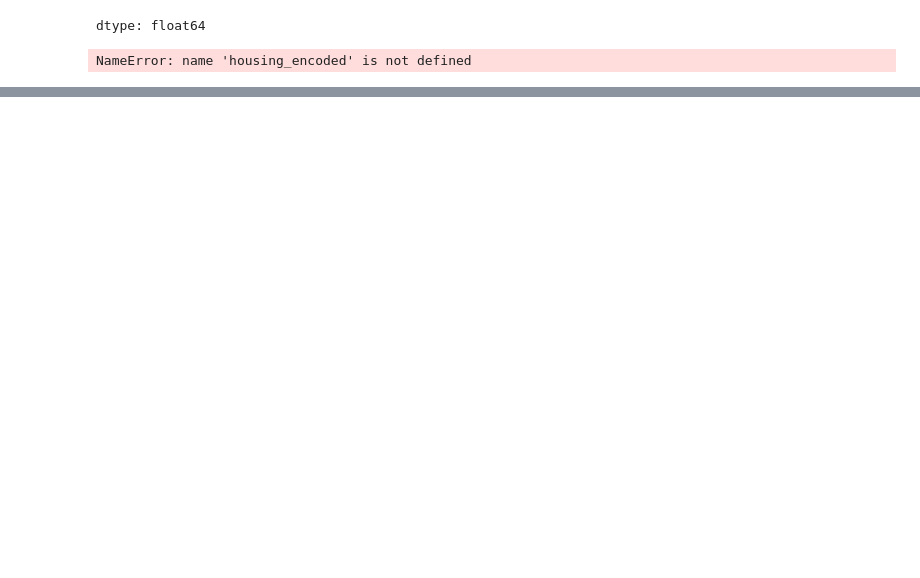
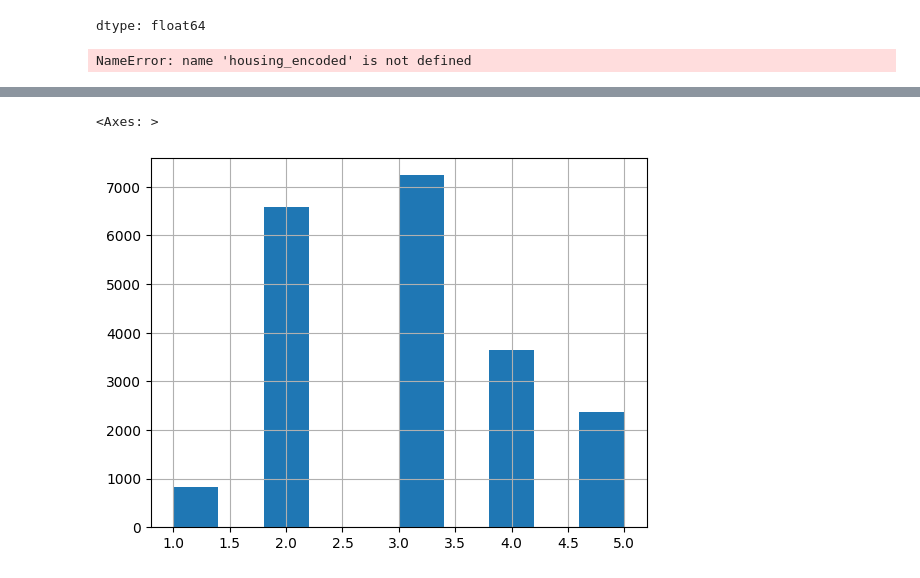
Before and after one commit to KevinYih/BigDataDemo, a Jupyter notebook: HousingPriceInCalifornia.ipynb, the cells around one changed output, grey strips where cells are left out. Drawn from its saved outputs; the diff is of its cells as text; code cells hidden in the pictures; blank space fills up the shorter version.

```diff
--- a/HousingPriceInCalifornia.ipynb
+++ b/HousingPriceInCalifornia.ipynb
@@ -215,0 +260,17 @@ NameError: name 'housing_encoded' is not defined
+# %%
+# Let’s assume that the optimal number of income categories is 5 .
+# • create an income category attribute (let’s title it income_cat) with five categories (labeled
+# from 1 to 5): category 1 ranges from 0 to 1.5 (i.e., less than $15,000), category 2 from 1.5 to
+# 3, and so on
+
+import pandas as pd
+import numpy as np
+housing["income_cat"] = pd.cut(housing["median_income"],bins=[0., 1.5,
+3.0, 4.5, 6., np.inf],labels=[1, 2, 3, 4, 5])
+# %%
+# Take a look at the categories using a histogram
+
+housing["income_cat"].hist()
+# %% [output]
+<Axes: >
+[figure, added]
```
Also changed, not shown: parts of 7 cells of this notebook.
